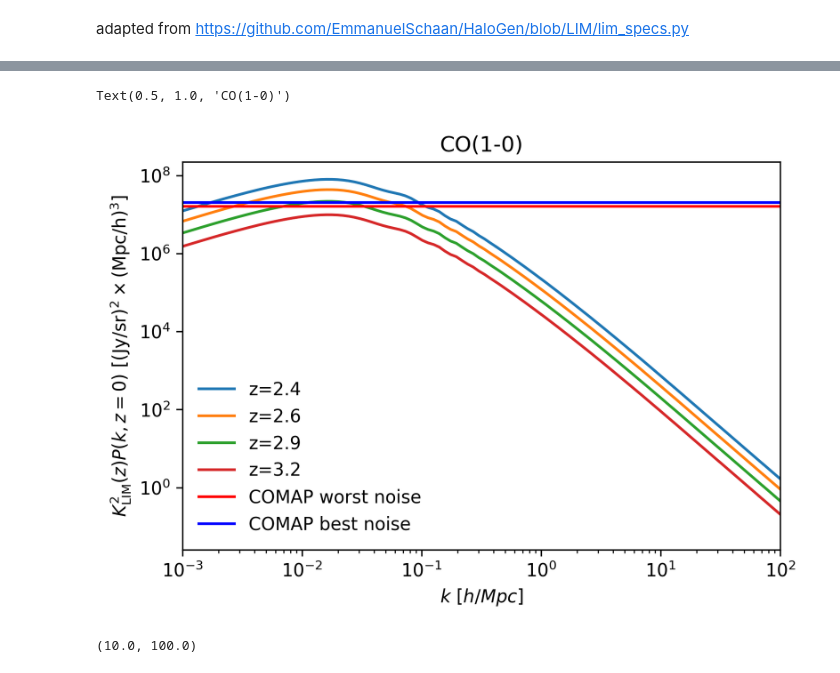
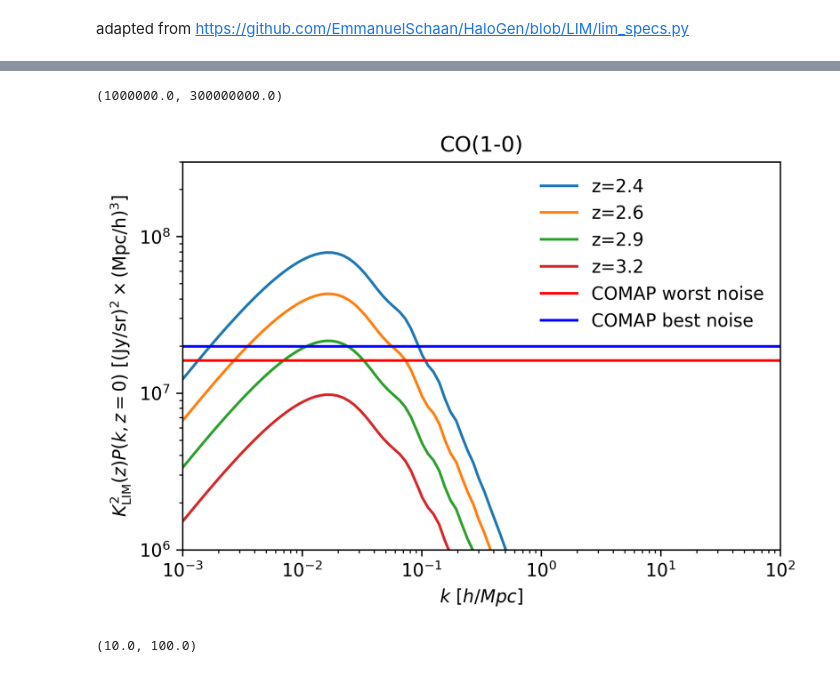
Before and after one commit to DelonShen/LIMxCMBL, a Jupyter notebook: 012.001.2025-03-13-consistency-spectra.ipynb, the cells around one changed output, grey strips where cells are left out. Cells and saved outputs as stored; diff of their text form; code cells hidden in the pictures.

```diff
--- a/012.001.2025-03-13-consistency-spectra.ipynb
+++ b/012.001.2025-03-13-consistency-spectra.ipynb
@@ -101,24 +102,25 @@ _b = _b.to((u.Jy/u.sr)**2 * u.Mpc**3) * h**3 #[(Jy/sr)^2 Mpc/h^3]
 # %%
 plt.figure(dpi = 300, facecolor='w')
 
 for idx in idxs[::250]:
     z = zs[idx]
     plt.plot(k/h, (KI_CO[idx].to(u.Jy/u.sr))**2 * pk_lin * h **3, label='z=%.1f'%(z))
 
 
 plt.axhline(np.array(_a), c='r', label='COMAP worst noise')
 plt.axhline(np.array(_b), c='b', label='COMAP best noise')
 
 plt.xlim(1e-3, 1e2)
 plt.xscale('log')
 plt.yscale('log')
 plt.xlabel('$k\ [h / Mpc]$', )
 plt.ylabel(r'$K_{\rm LIM}^2(z)P(k, z=0)\ [{\rm (Jy/sr)^2\times (Mpc/h)}^3]$', )
 plt.legend(frameon=False)
 plt.title('CO(1-0)')
+plt.ylim(1e6, 3e8)
 # %% [output]
-Text(0.5, 1.0, 'CO(1-0)')
+(1000000.0, 300000000.0)
-[figure, old version]
+[figure, new version]
 # %%
 idx2 = np.where((zs > 2.4) & (zs < 3.4))[0]
 plt.plot(zs[idx2], (L_COz * Hzbit_CO).to(u.Jy/u.sr)[idx2])
```
Also changed, not shown: parts of 5 cells of this notebook, 10 other files.
